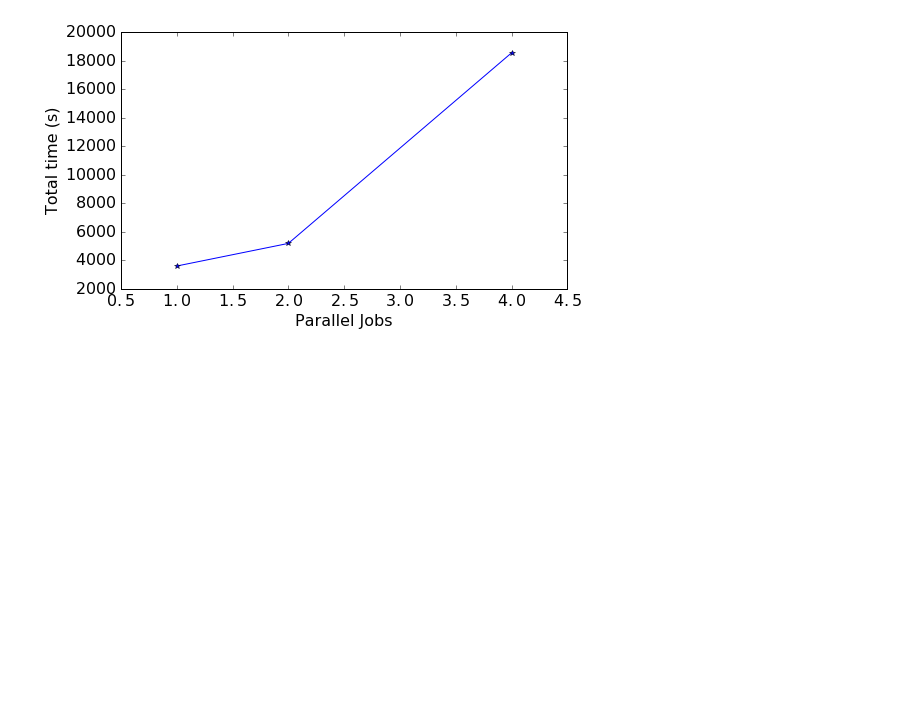
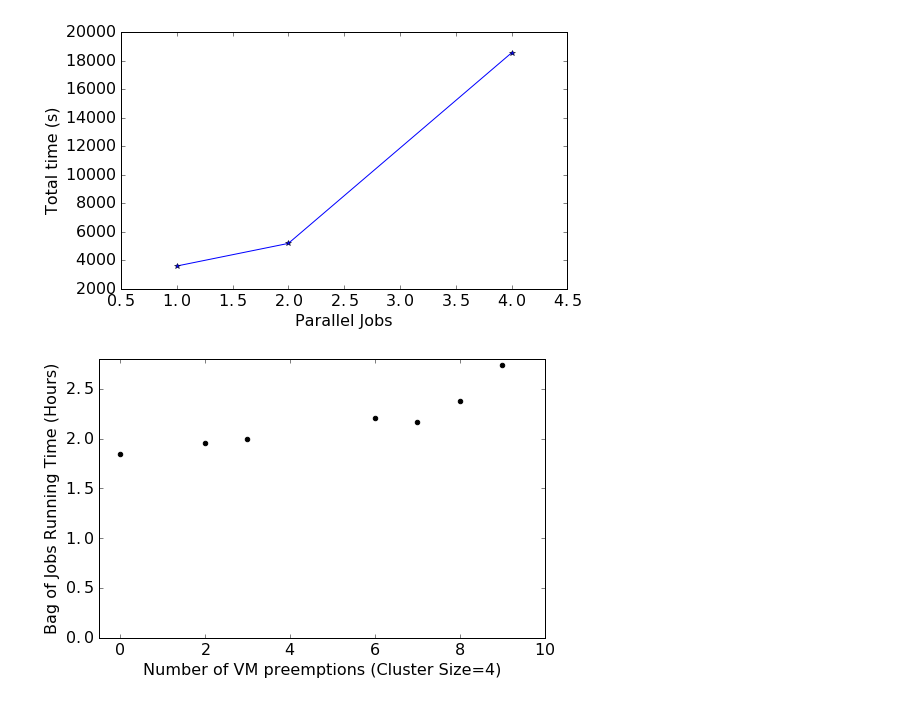
Before and after one commit to prateek-s/scispot, a Jupyter notebook: data/gr-exploit.ipynb, the cells around one changed output. Saved outputs shown, nothing was run; the diff lists cells and outputs as text; code cells hidden in the pictures; blank space fills up the shorter version.

```diff
--- a/data/gr-exploit.ipynb
+++ b/data/gr-exploit.ipynb
@@ -87,3 +87,24 @@ def plot_vm_scaling(vms_per_job, times, fails):
     ax.set_xlim((0.5,4.5))
     ax.set_xlabel("VMs per job")
     ax.set_ylabel("Total time (s)")
+# %%
+confin_fails_data=[(0,6655),(2,7024),(3, 7186), (6, 7951), (7,7795), (8, 8560), (9,9842)]
+# %%
+num_fails, runtimes = zip(*confin_fails_data)
+# %%
+def plot_fails(fails_data):
+    num_fails, runtimes = zip(*fails_data)
+    runtimes=np.array(runtimes)/3600.0
+    matplotlib.rcParams.update({'font.size': 16})
+    fig, ax = plt.subplots()
+    fig.set_size_inches(8,5)
+    ax.scatter(num_fails, runtimes, marker='o',color='k')
+    ax.set_xlabel("Number of VM preemptions (Cluster Size=4)")
+    ax.set_ylabel("Bag of Jobs Running Time (Hours)")
+    ax.set_xlim((-0.5))
+    ax.set_ylim((0))
+    plt.savefig("../graphs/confin-fails-vs-time.pdf",bbox_inches='tight')
+# %%
+plot_fails(confin_fails_data)
+# %% [output]
+[figure, added]
```
Also changed, not shown: parts of 4 cells of this notebook, 8 other files.
